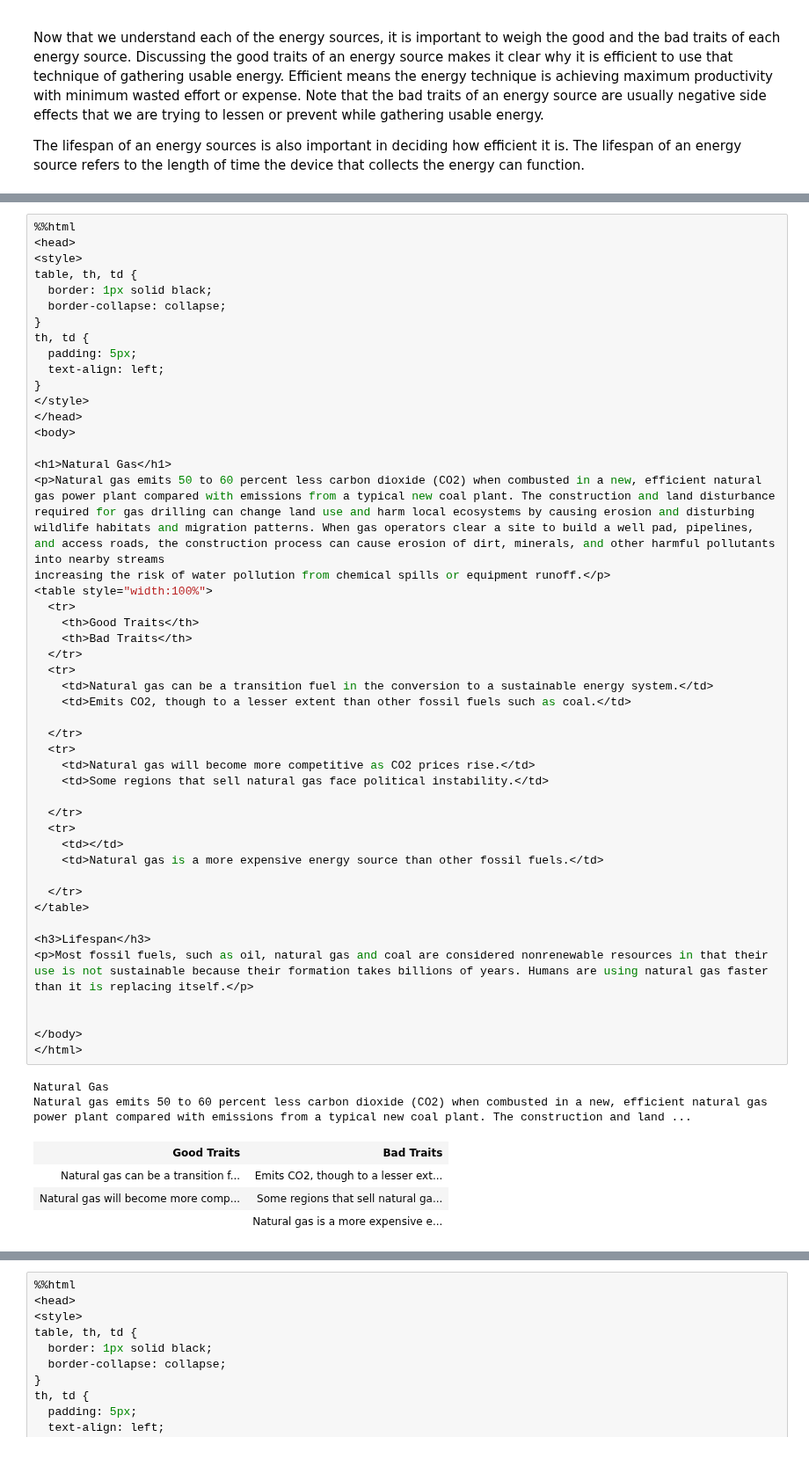
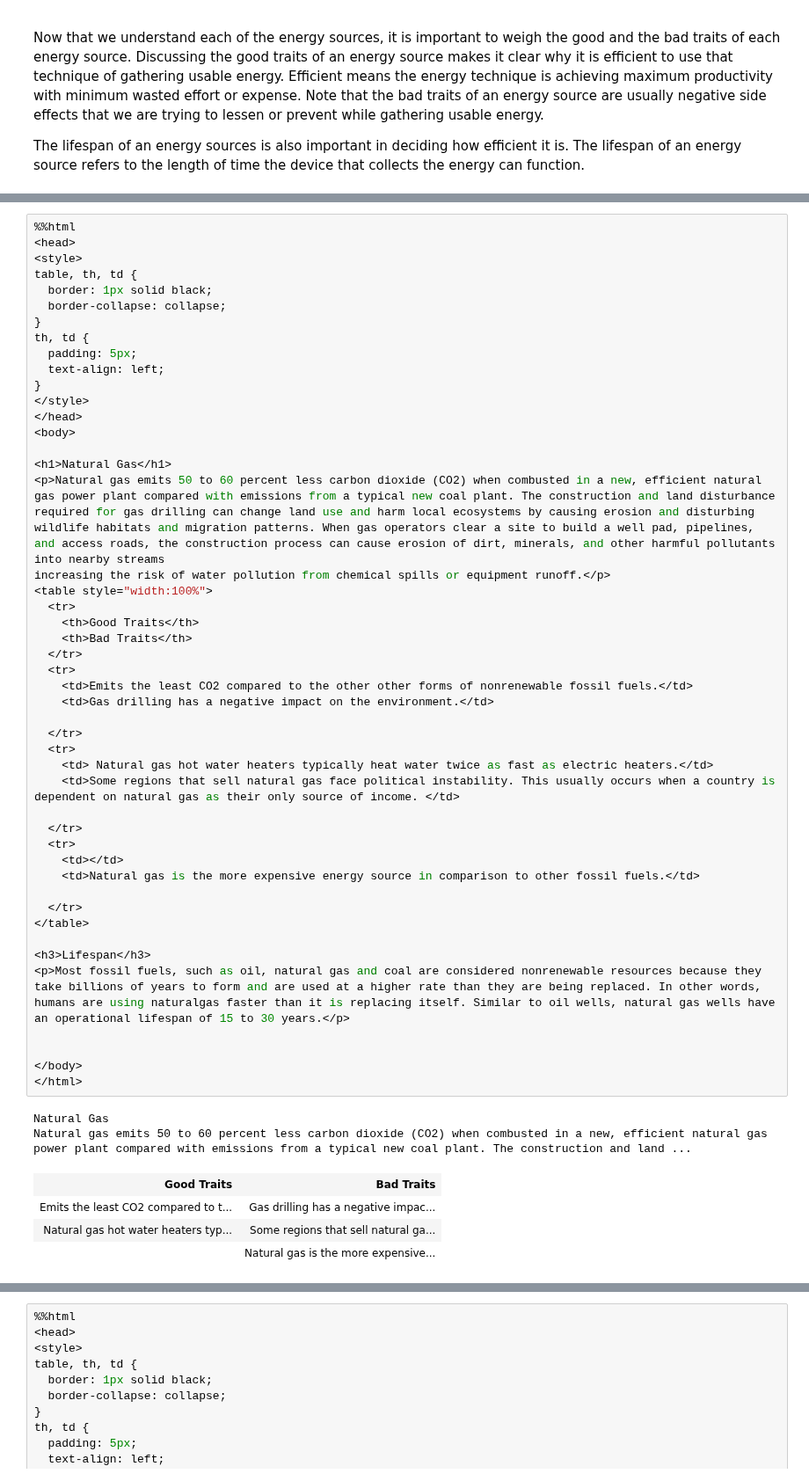
Before and after one commit to ULeth-Math-CS/Callysto, a Jupyter notebook: Jazlyn Pedersen /Resources and Recycling.ipynb, the cells around one changed output, grey strips where cells are left out. Shown at 88% size. Cells and saved outputs as stored; diff of their text form.

```diff
--- a/Jazlyn Pedersen /Resources and Recycling.ipynb
+++ b/Jazlyn Pedersen /Resources and Recycling.ipynb
@@ -418,42 +482,42 @@ th, td {
 
 <h1>Natural Gas</h1>
 <p>Natural gas emits 50 to 60 percent less carbon dioxide (CO2) when combusted in a new, efficient natural gas power plant compared with emissions from a typical new coal plant. The construction and land disturbance required for gas drilling can change land use and harm local ecosystems by causing erosion and disturbing wildlife habitats and migration patterns. When gas operators clear a site to build a well pad, pipelines, and access roads, the construction process can cause erosion of dirt, minerals, and other harmful pollutants into nearby streams
 increasing the risk of water pollution from chemical spills or equipment runoff.</p>
 <table style="width:100%">
   <tr>
     <th>Good Traits</th>
     <th>Bad Traits</th>
   </tr>
   <tr>
-    <td>Natural gas can be a transition fuel in the conversion to a sustainable energy system.</td>
-    <td>Emits CO2, though to a lesser extent than other fossil fuels such as coal.</td>
+    <td>Emits the least CO2 compared to the other other forms of nonrenewable fossil fuels.</td>
+    <td>Gas drilling has a negative impact on the environment.</td>
 
   </tr>
   <tr>
-    <td>Natural gas will become more competitive as CO2 prices rise.</td>
-    <td>Some regions that sell natural gas face political instability.</td>
+    <td> Natural gas hot water heaters typically heat water twice as fast as electric heaters.</td>
+    <td>Some regions that sell natural gas face political instability. This usually occurs when a country is dependent on natural gas as their only source of income. </td>
 
   </tr>
   <tr>
     <td></td>
-    <td>Natural gas is a more expensive energy source than other fossil fuels.</td>
+    <td>Natural gas is the more expensive energy source in comparison to other fossil fuels.</td>
 
   </tr>
 </table>
 
 <h3>Lifespan</h3>
-<p>Most fossil fuels, such as oil, natural gas and coal are considered nonrenewable resources in that their use is not sustainable because their formation takes billions of years. Humans are using natural gas faster than it is replacing itself.</p>
+<p>Most fossil fuels, such as oil, natural gas and coal are considered nonrenewable resources because they take billions of years to form and are used at a higher rate than they are being replaced. In other words, humans are using naturalgas faster than it is replacing itself. Similar to oil wells, natural gas wells have an operational lifespan of 15 to 30 years.</p>
 
 
 </body>
 </html>
 # %% [output]
 Natural Gas
 Natural gas emits 50 to 60 percent less carbon dioxide (CO2) when combusted in a new, efficient natural gas power plant compared with emissions from a typical new coal plant. The construction and land ...
 | Good Traits | Bad Traits |
-| Natural gas can be a transition f... | Emits CO2, though to a lesser ext... |
-| Natural gas will become more comp... | Some regions that sell natural ga... |
-|  | Natural gas is a more expensive e... |
+| Emits the least CO2 compared to t... | Gas drilling has a negative impac... |
+| Natural gas hot water heaters typ... | Some regions that sell natural ga... |
+|  | Natural gas is the more expensive... |
 Lifespan
 Most fossil fuels, such as oil, natural gas and coal are considered nonrenewable resources in that their use is not sustainable because their formation takes billions of years. Humans are using natura ...
 # %%
```
Also changed, not shown: parts of 11 cells of this notebook.
